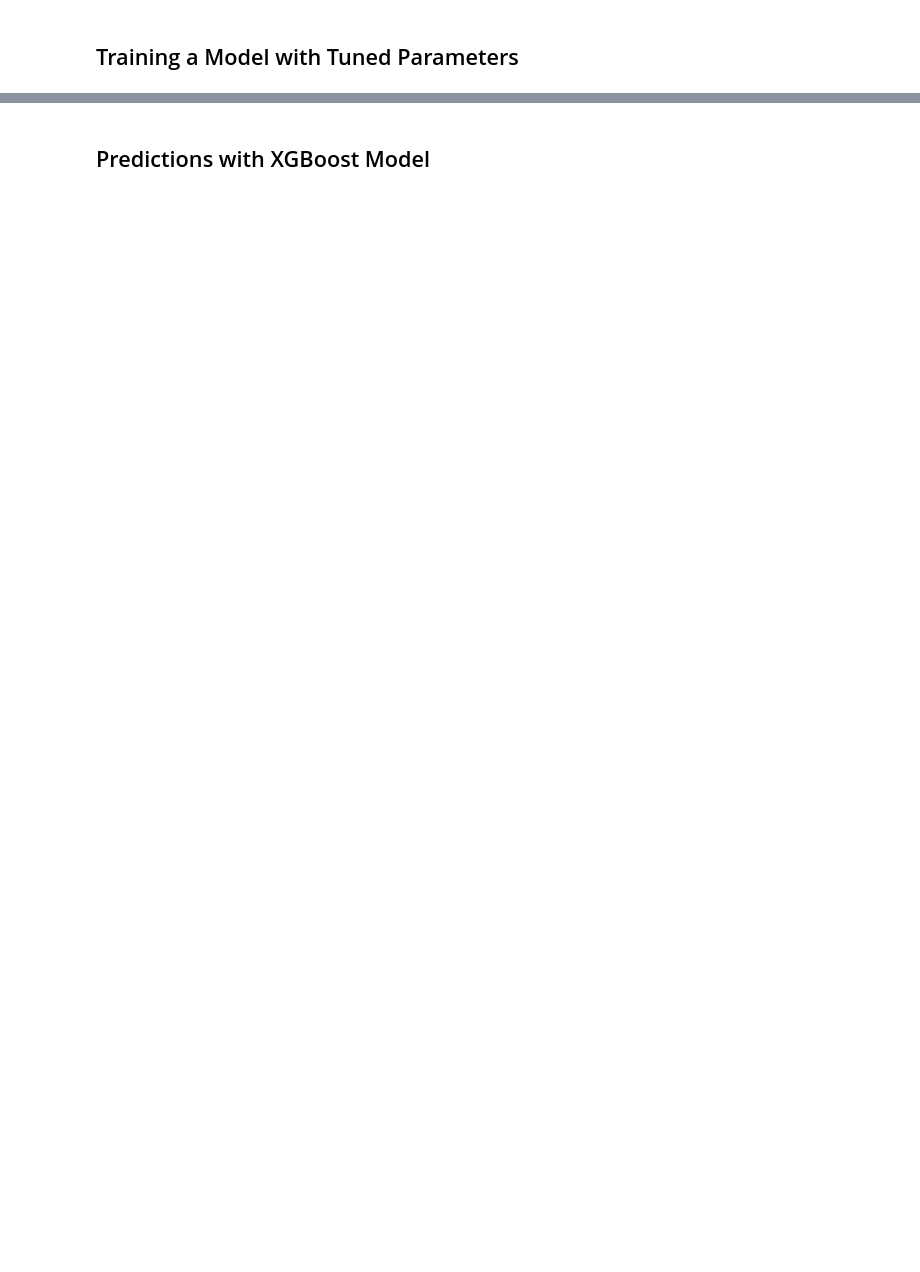
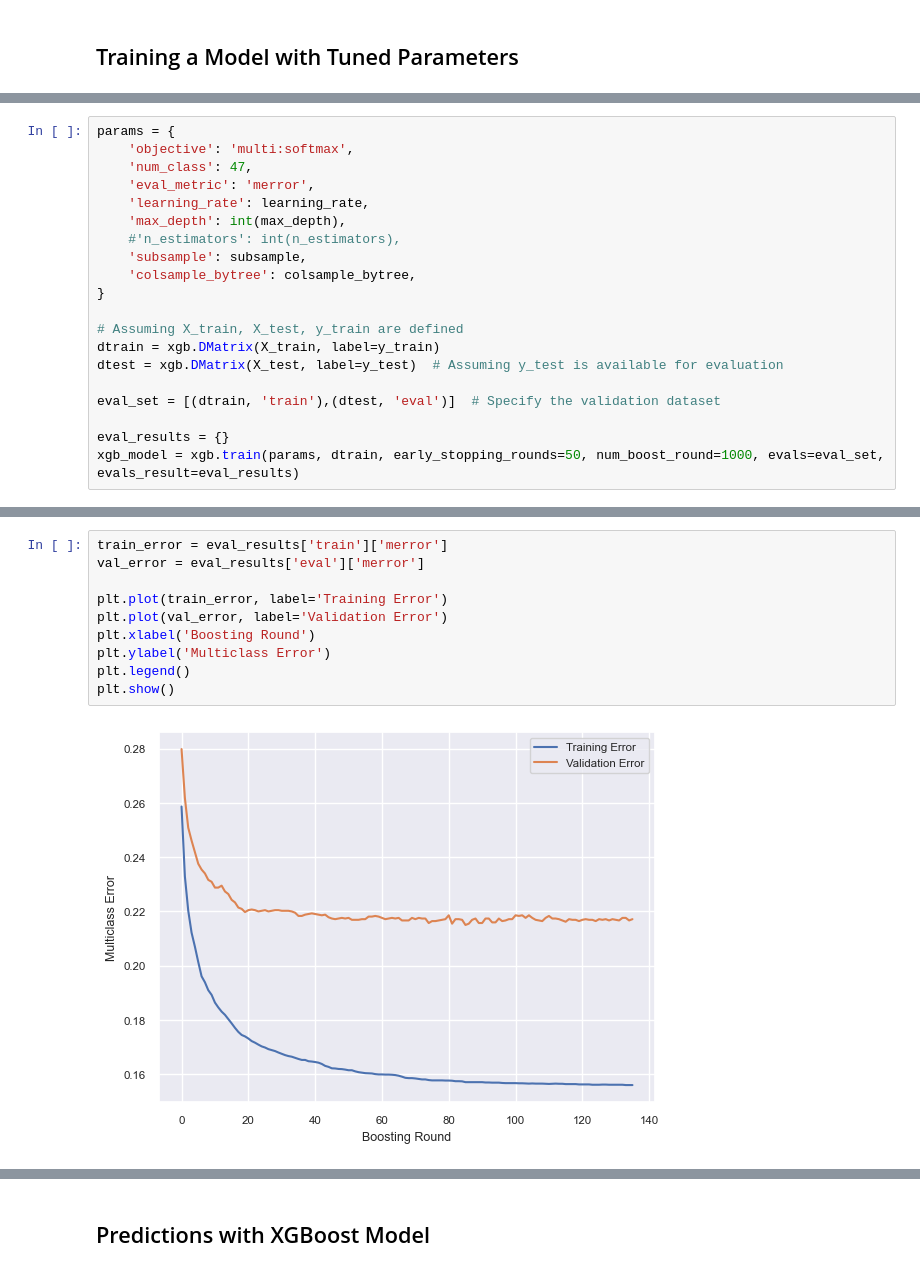
Before and after one commit to gertLush/DisposalPrediction, a Jupyter notebook: Disposal_Prediction1.ipynb, the cells around one changed output, grey strips where cells are left out. Cells and saved outputs as stored; diff of their text form; blank space fills up the shorter version.

```diff
--- a/Disposal_Prediction1.ipynb
+++ b/Disposal_Prediction1.ipynb
@@ -1257,0 +1344,20 @@ xgb_model.fit(X_train, y_train)
+# %%
+params = {
+    'objective': 'multi:softmax',
+    'num_class': 47,
+    'eval_metric': 'merror',
+    'learning_rate': learning_rate,
+    'max_depth': int(max_depth),
+    #'n_estimators': int(n_estimators),
+    'subsample': subsample,
+    'colsample_bytree': colsample_bytree,
+}
+
+# Assuming X_train, X_test, y_train are defined
+dtrain = xgb.DMatrix(X_train, label=y_train)
+dtest = xgb.DMatrix(X_test, label=y_test)  # Assuming y_test is available for evaluation
+
+eval_set = [(dtrain, 'train'),(dtest, 'eval')]  # Specify the validation dataset
+
+eval_results = {}
+xgb_model = xgb.train(params, dtrain, early_stopping_rounds=50, num_boost_round=1000, evals=eval_set, evals_result=eval_results)
@@ -1258,3 +1382,15 @@ xgb_model.fit(X_train, y_train)
+# %%
+train_error = eval_results['train']['merror']
+val_error = eval_results['eval']['merror']
+
+plt.plot(train_error, label='Training Error')
+plt.plot(val_error, label='Validation Error')
+plt.xlabel('Boosting Round')
+plt.ylabel('Multiclass Error')
+plt.legend()
+plt.show()
+# %% [output]
+[figure, added]
 # %%
 import joblib
 # Save the trained model to a file
```
Also changed, not shown: parts of 38 cells of this notebook.
